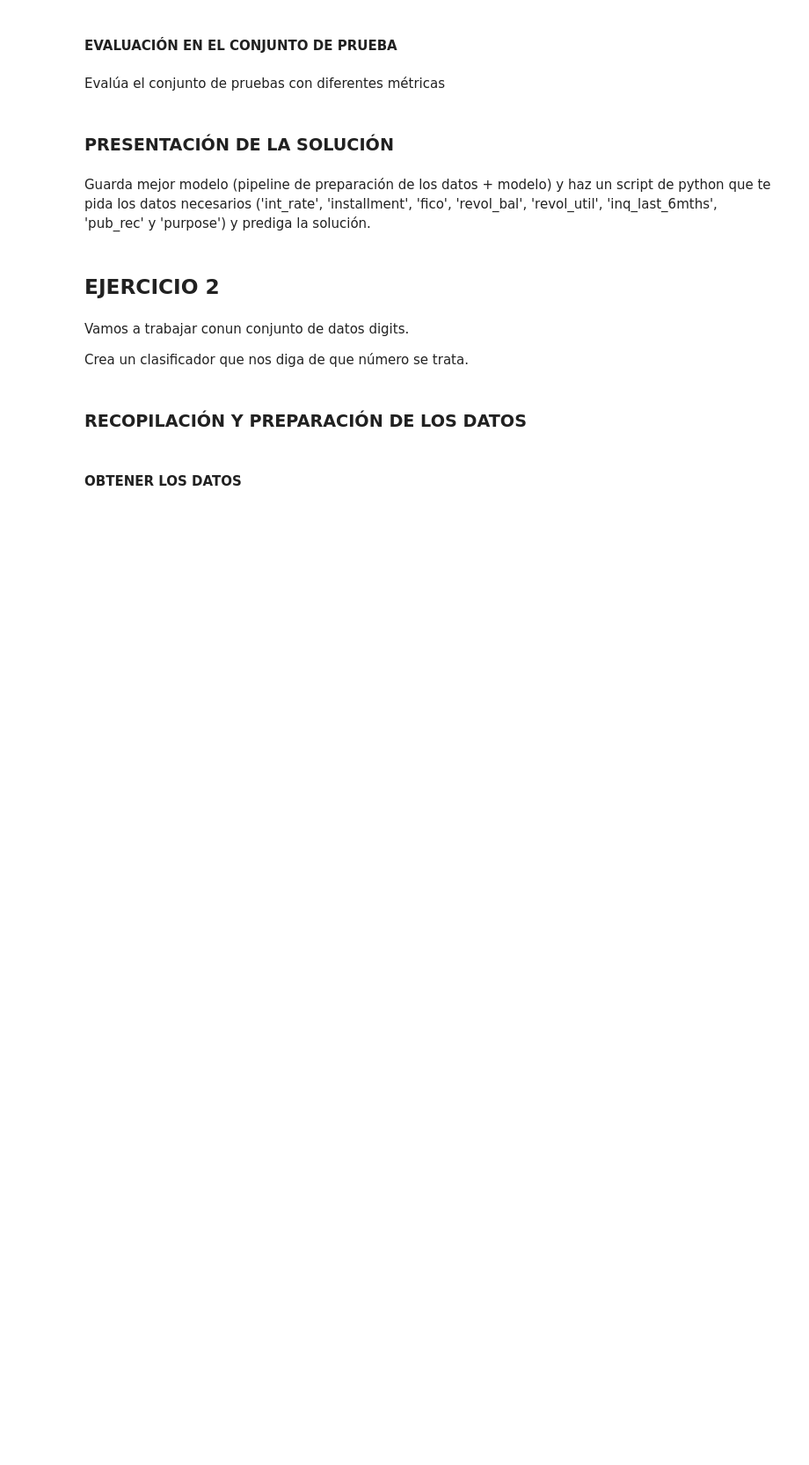
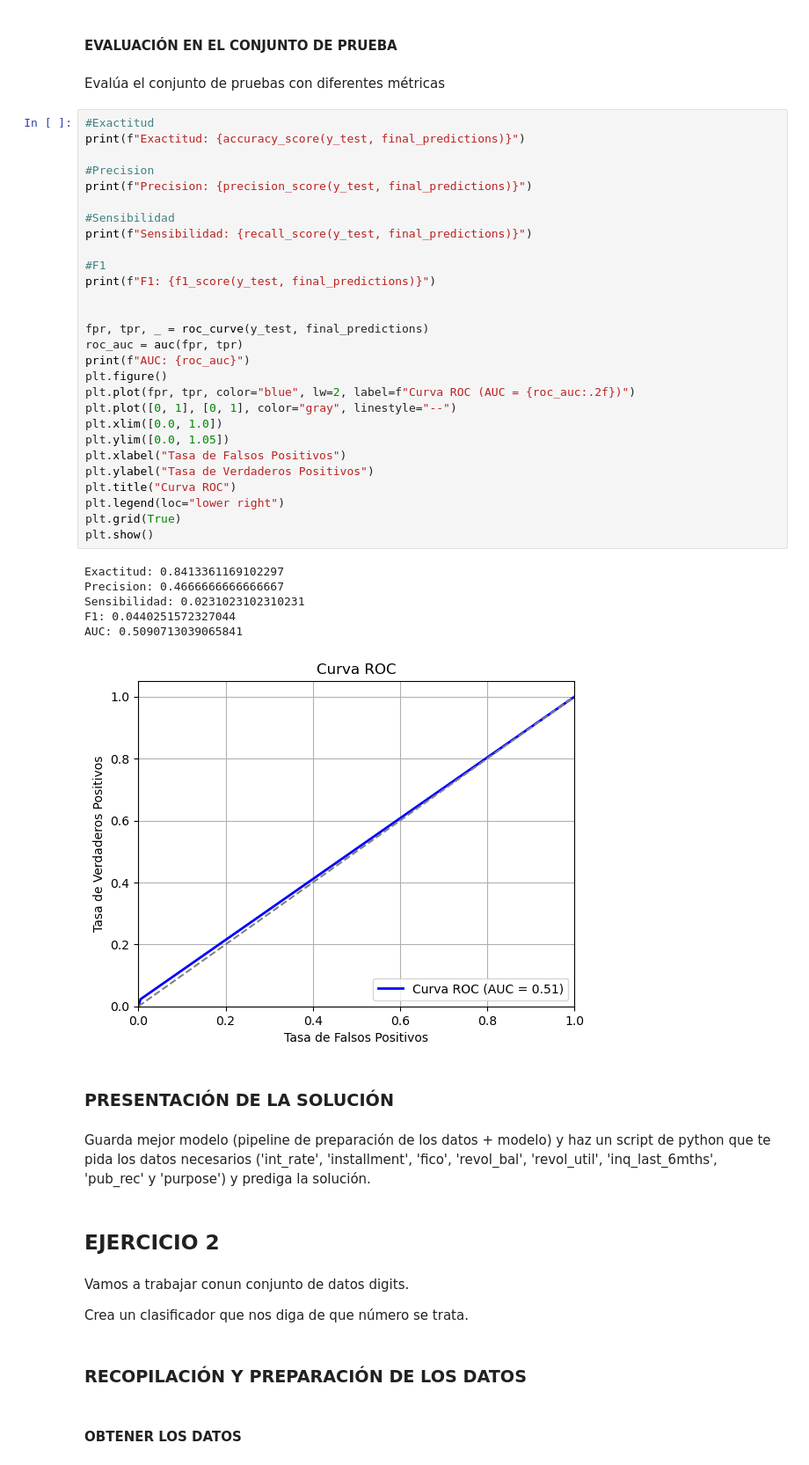
Before and after one commit to jonfdg9/IA, a Jupyter notebook: SAPA/Machine Learning/2_8Ejercicios.ipynb, the cells around one changed output. Shown: that part at 88% size. Drawn from its saved outputs; the diff is of its cells as text; blank space fills up the shorter version.

```diff
--- a/SAPA/Machine Learning/2_8Ejercicios.ipynb
+++ b/SAPA/Machine Learning/2_8Ejercicios.ipynb
@@ -192,6 +310,41 @@ Usa búsqueda exhaustiva o búsqueda aleatoria para optimizar el mejor modelo de
 #### EVALUACIÓN EN EL CONJUNTO DE PRUEBA
 # %% [markdown]
 Evalúa el conjunto de pruebas con diferentes métricas
+# %%
+#Exactitud
+print(f"Exactitud: {accuracy_score(y_test, final_predictions)}")
+
+#Precision
+print(f"Precision: {precision_score(y_test, final_predictions)}")
+
+#Sensibilidad
+print(f"Sensibilidad: {recall_score(y_test, final_predictions)}")
+
+#F1
+print(f"F1: {f1_score(y_test, final_predictions)}")
+
+
+fpr, tpr, _ = roc_curve(y_test, final_predictions)
+roc_auc = auc(fpr, tpr)
+print(f"AUC: {roc_auc}")
+plt.figure()
+plt.plot(fpr, tpr, color="blue", lw=2, label=f"Curva ROC (AUC = {roc_auc:.2f})")
+plt.plot([0, 1], [0, 1], color="gray", linestyle="--")
+plt.xlim([0.0, 1.0])
+plt.ylim([0.0, 1.05])
+plt.xlabel("Tasa de Falsos Positivos")
+plt.ylabel("Tasa de Verdaderos Positivos")
+plt.title("Curva ROC")
+plt.legend(loc="lower right")
+plt.grid(True)
+plt.show()
+# %% [output]
+Exactitud: 0.8413361169102297
+Precision: 0.4666666666666667
+Sensibilidad: 0.0231023102310231
+F1: 0.0440251572327044
+AUC: 0.5090713039065841
+[figure, added]
 # %% [markdown]
 ### PRESENTACIÓN DE LA SOLUCIÓN
 # %% [markdown]
```
Also changed, not shown: parts of 13 cells of this notebook.
